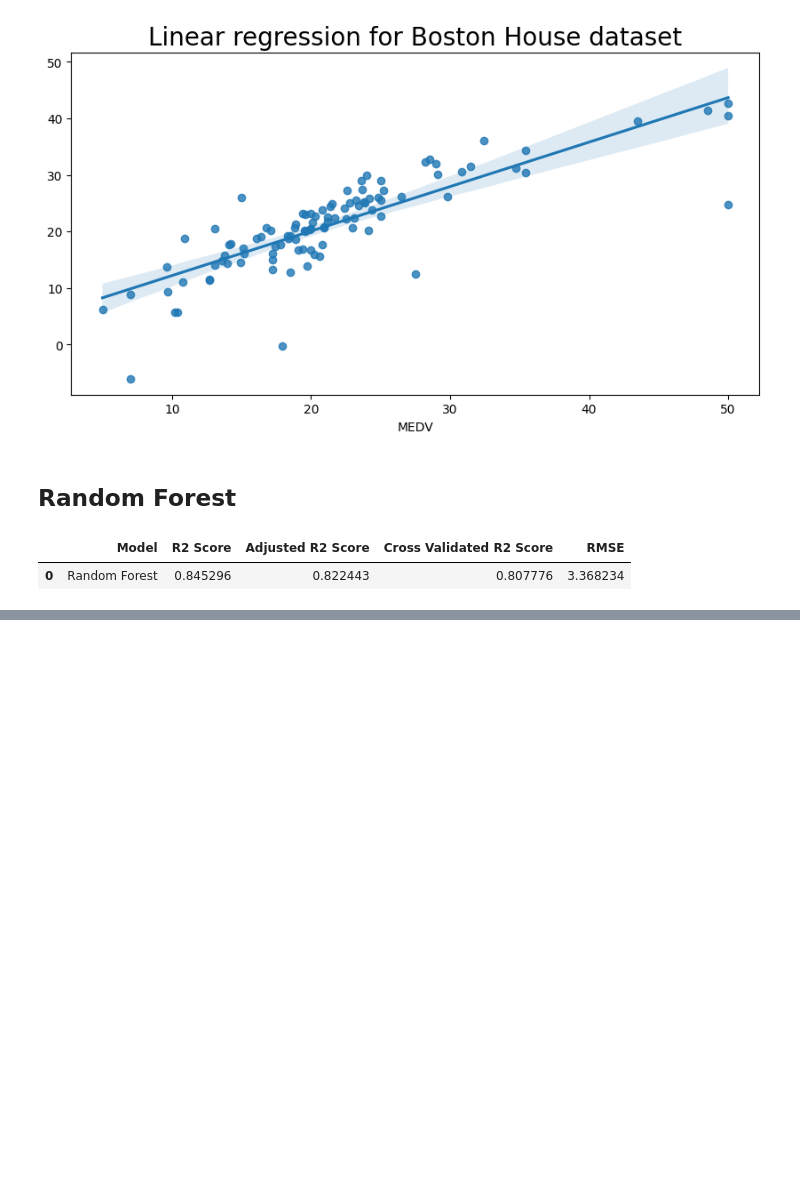
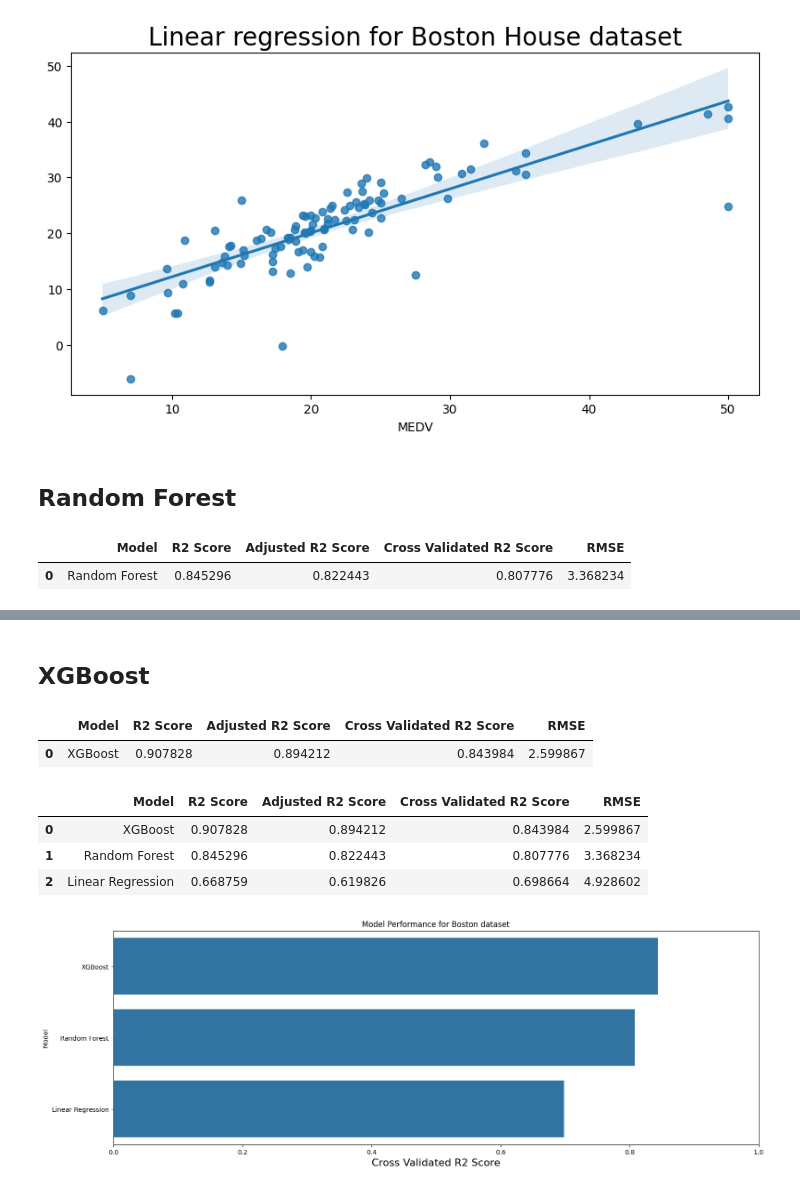
Before and after one commit to afaq005/Predictive-Modeling, a Jupyter notebook: Boston House Prices/Main.ipynb, the cells around one changed output, grey strips where cells are left out. Cells and saved outputs as stored; diff of their text form; code cells hidden in the pictures; blank space fills up the shorter version.

```diff
--- a/Boston House Prices/Main.ipynb
+++ b/Boston House Prices/Main.ipynb
@@ -221,0 +222,44 @@ Text(0.5, 1.0, 'Random Forest for Boston House dataset')
+# %% [markdown]
+## XGBoost
+# %%
+from xgboost import XGBRegressor
+# create an xgboost regression model
+XGBR = XGBRegressor(n_estimators=1000, max_depth=7, eta=0.1, subsample=0.8, colsample_bytree=0.8)
+# %%
+XGBR.fit(X_train, y_train)
+# Model making a prediction on test data
+y_pred = XGBR.predict(X_test)
+# %%
+ndf = [Reg_Models_Evaluation_Metrics(XGBR,X_train,y_train,X_test,y_test,y_pred)]
+
+XGBR_score = pd.DataFrame(data = ndf, columns=['R2 Score','Adjusted R2 Score','Cross Validated R2 Score','RMSE'])
+XGBR_score.insert(0, 'Model', 'XGBoost')
+XGBR_score
+# %% [output]
+|  | Model | R2 Score | Adjusted R2 Score | Cross Validated R2 Score | RMSE |
+| 0 | XGBoost | 0.907828 | 0.894212 | 0.843984 | 2.599867 |
+# %%
+predictions = pd.concat([ XGBR_score,  rf_score, lm_score], ignore_index=True, sort=False)
+predictions
+# %% [output]
+|  | Model | R2 Score | Adjusted R2 Score | Cross Validated R2 Score | RMSE |
+| 0 | XGBoost | 0.907828 | 0.894212 | 0.843984 | 2.599867 |
+| 1 | Random Forest | 0.845296 | 0.822443 | 0.807776 | 3.368234 |
+| 2 | Linear Regression | 0.668759 | 0.619826 | 0.698664 | 4.928602 |
+# %%
+f, axe = plt.subplots(1,1, figsize=(18,6))
+
+predictions.sort_values(by=['Cross Validated R2 Score'], ascending=False, inplace=True)
+
+
+
+sns.barplot(x='Cross Validated R2 Score', y='Model', data = predictions, ax = axe, )
+axe.set_xlabel('Cross Validated R2 Score', size=16)
+axe.set_ylabel('Model')
+axe.set_xlim(0,1.0)
+
+axe.set(title='Model Performance for Boston dataset')
+
+plt.show()
+# %% [output]
+[figure, added]
```
Also changed, not shown: parts of 1 cell of this notebook.
